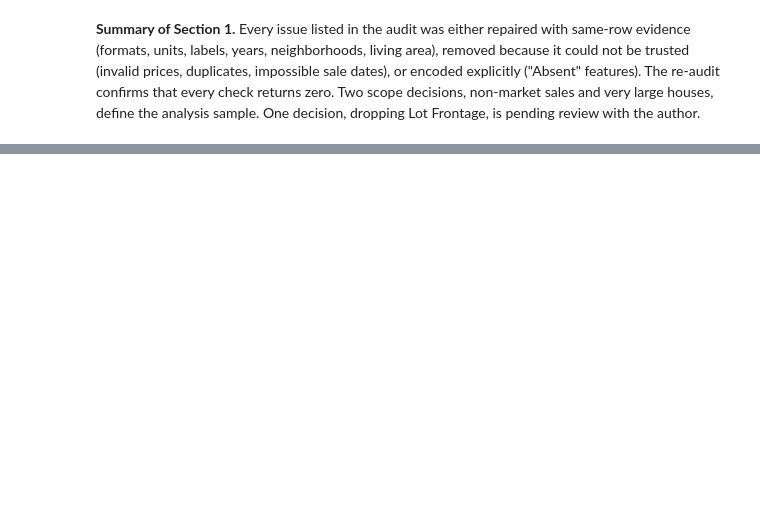
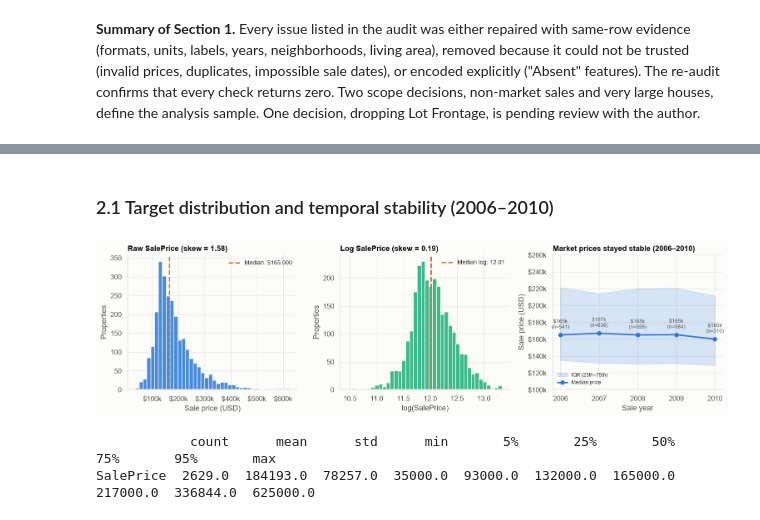
Before and after one commit to daniosp/final-proyect-ml, a Jupyter notebook: main/clearview_analysis.ipynb, the cells around one changed output, grey strips where cells are left out. Cells and saved outputs as stored; diff of their text form; code cells hidden in the pictures; blank space fills up the shorter version.

Commit message:
Complete Clearview Properties ML analysis (Phases 1-7) and executive deck on ACC branch

```diff
--- a/main/clearview_analysis.ipynb
+++ b/main/clearview_analysis.ipynb
@@ -807,12 +904,12 @@ plt.show()
 # %% [markdown]
 **Reading.** Lot Frontage tracks Lot Area closely, and once size, quality, age and lot area are accounted for, almost no relationship with price remains. Its gaps are **not random**: they are concentrated on cul-de-sac lots, where frontage is curved and hard to measure. Imputing it would invent values exactly where the measurement makes least sense.
 # %%
-DROP_LOT_FRONTAGE = True   # [REVIEW PENDING] set to False to keep it (it would then be imputed in the pipeline)
+DROP_LOT_FRONTAGE = True   # Evaluated via 5-fold CV on training data in Section 2.4
 
 if DROP_LOT_FRONTAGE:
     sample = sample.drop(columns="Lot Frontage")
-    log("1.6", "Lot Frontage (17% missing, not at random)", len(sample), "Column dropped [REVIEW PENDING]",
-        "No price information beyond Lot Area; gaps concentrated on cul-de-sac lots")
+    log("1.6", "Lot Frontage (17% missing, not at random)", len(sample), "Column dropped (confirmed in Sec. 2.4)",
+        "No meaningful CV gain beyond Lot Area; gaps concentrated on cul-de-sac lots")
 # %% [markdown]
 ### 1.7 Remaining missing values and summary
 
@@ -895,0 +977,54 @@ Saved to data\processed: clean_all_sales.csv, analysis_sample.csv, data_quality_
+# %% [markdown]
+### 2.1 Target distribution and temporal stability (2006–2010)
+# %%
+fig, axes = plt.subplots(1, 3, figsize=(14, 4.0))
+
+# Panel A: Raw SalePrice
+ax = axes[0]
+ax.hist(sample["SalePrice"], bins=40, color=COLORS["blue"], edgecolor=COLORS["surface"], alpha=0.85)
+ax.axvline(sample["SalePrice"].median(), color=COLORS["orange"], lw=2, ls="--",
+           label=f"Median: ${sample['SalePrice'].median():,.0f}")
+ax.xaxis.set_major_formatter(USD)
+ax.set_xlabel("Sale price (USD)")
+ax.set_ylabel("Properties")
+ax.set_title(f"Raw SalePrice (skew = {sample['SalePrice'].skew():.2f})")
+ax.legend(frameon=False, fontsize=9)
+
+# Panel B: log(SalePrice)
+ax = axes[1]
+log_p = np.log(sample["SalePrice"])
+ax.hist(log_p, bins=40, color=COLORS["aqua"], edgecolor=COLORS["surface"], alpha=0.85)
+ax.axvline(log_p.median(), color=COLORS["orange"], lw=2, ls="--",
+           label=f"Median log: {log_p.median():.2f}")
+ax.set_xlabel("log(SalePrice)")
+ax.set_ylabel("Properties")
+ax.set_title(f"Log SalePrice (skew = {log_p.skew():.2f})")
+ax.legend(frameon=False, fontsize=9)
+
+# Panel C: Median & IQR over Yr Sold
+ax = axes[2]
+yr_stats = sample.groupby("Yr Sold")["SalePrice"].agg(
+    n="size", q25=lambda s: s.quantile(0.25), med="median", q75=lambda s: s.quantile(0.75)
+)
+ax.fill_between(yr_stats.index, yr_stats["q25"], yr_stats["q75"], color=COLORS["blue"], alpha=0.18, label="IQR (25th–75th)")
+ax.plot(yr_stats.index, yr_stats["med"], marker="o", lw=2.2, color=COLORS["blue"], label="Median price")
+for yr, row in yr_stats.iterrows():
+    ax.annotate(f"${row['med']/1000:.0f}k\n(n={int(row['n'])})", (yr, row["med"]),
+                xytext=(0, 10), textcoords="offset points", ha="center", fontsize=8, color=COLORS["text2"])
+ax.yaxis.set_major_formatter(USD)
+ax.set_xticks(yr_stats.index)
+ax.set_ylim(100000, 260000)
+ax.set_xlabel("Sale year")
+ax.set_ylabel("Sale price (USD)")
+ax.set_title("Market prices stayed stable (2006–2010)")
+ax.legend(frameon=False, fontsize=8, loc="lower left")
+
+plt.tight_layout()
+save_fig(fig, "02_price_distribution_and_time")
+plt.show()
+
+print(sample["SalePrice"].describe(percentiles=[0.05, 0.25, 0.5, 0.75, 0.95]).round(0).to_frame("SalePrice").T)
+# %% [output]
+[figure, added]
+            count      mean      std      min       5%       25%       50%       75%       95%       max
+SalePrice  2629.0  184193.0  78257.0  35000.0  93000.0  132000.0  165000.0  217000.0  336844.0  625000.0
```
Also changed, not shown: parts of 48 cells of this notebook, 12 other files.
